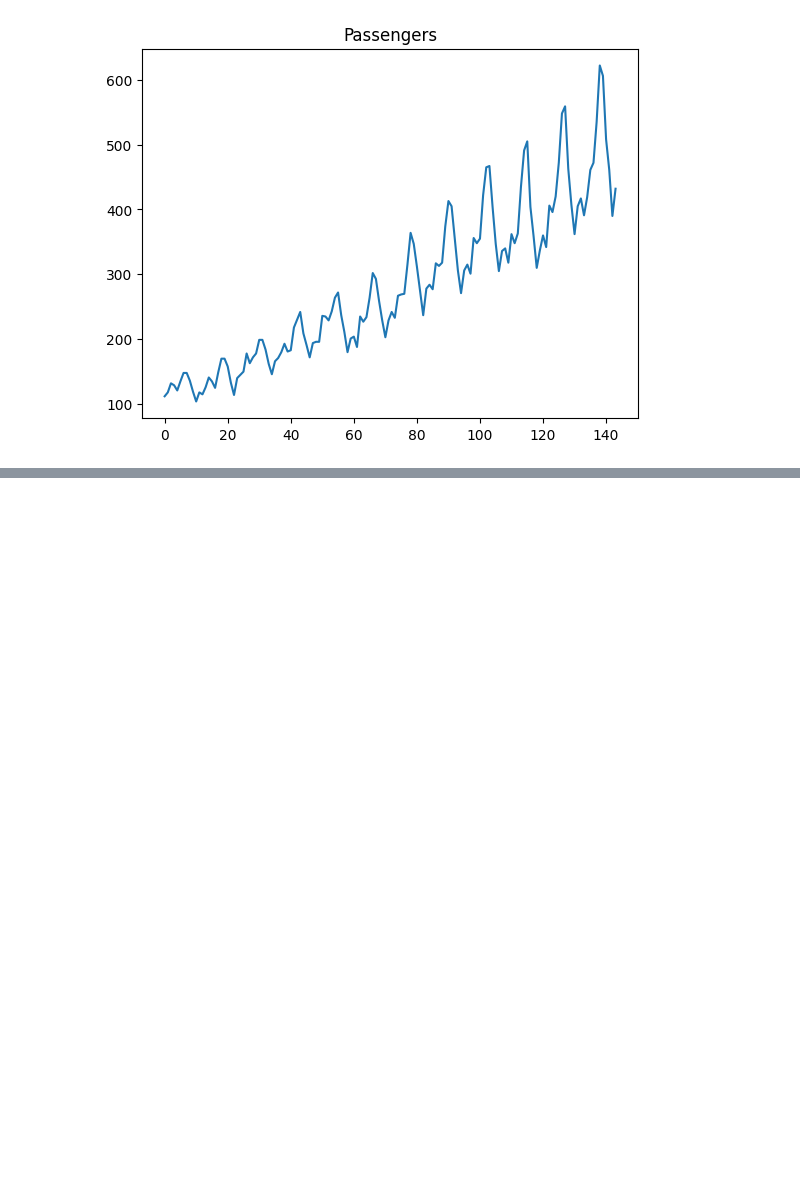
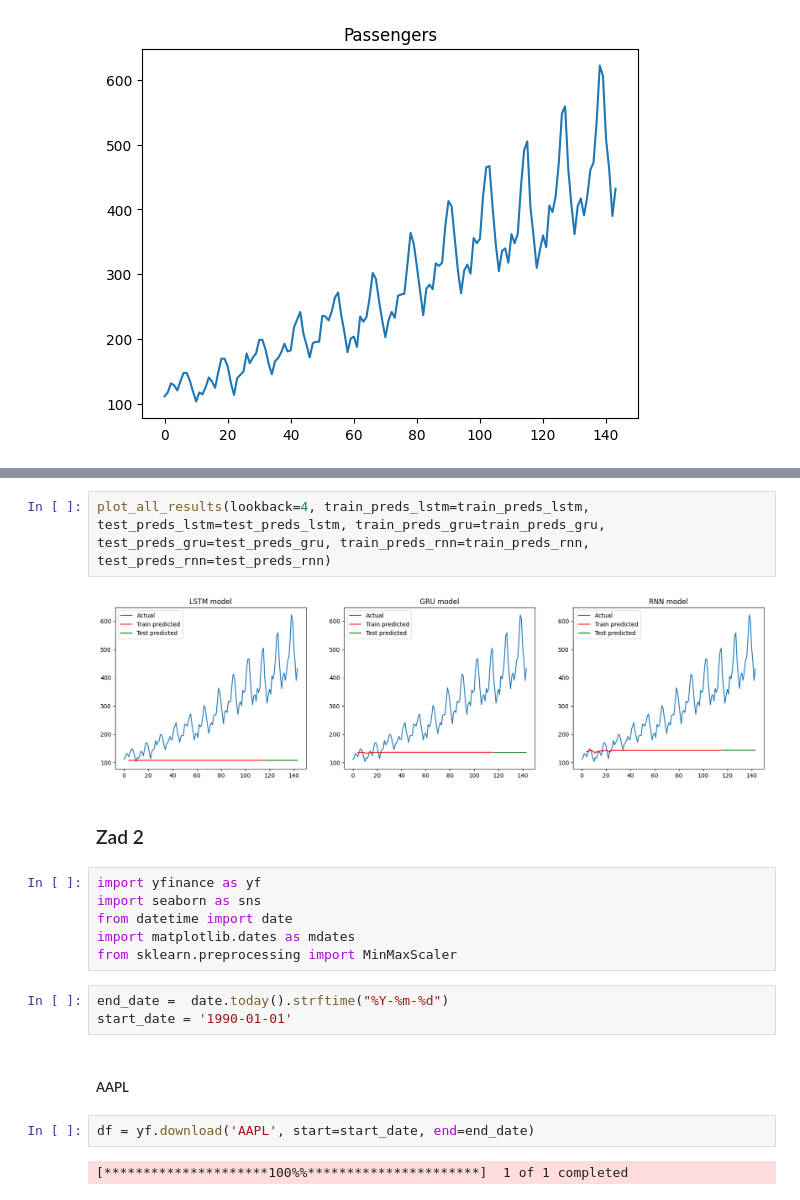
Before and after one commit to Ignatella/SEM-8-SSN, a Jupyter notebook: ssn-lab-04.ipynb, the cells around one changed output, grey strips where cells are left out. Saved outputs shown, nothing was run; the diff lists cells and outputs as text; blank space fills up the shorter version.

Commit message:
Add: finish task 1, add task 2.1 AAPL

```diff
--- a/ssn-lab-04.ipynb
+++ b/ssn-lab-04.ipynb
@@ -279,0 +446,21 @@ plot_model_results(df['Passengers'], train_preds)
+# %%
+plot_all_results(lookback=4, train_preds_lstm=train_preds_lstm, test_preds_lstm=test_preds_lstm, train_preds_gru=train_preds_gru, test_preds_gru=test_preds_gru, train_preds_rnn=train_preds_rnn, test_preds_rnn=test_preds_rnn)
+# %% [output]
+[figure, added]
+# %% [markdown]
+### Zad 2
+# %%
+import yfinance as yf
+import seaborn as sns
+from datetime import date
+import matplotlib.dates as mdates
+from sklearn.preprocessing import MinMaxScaler
+# %%
+end_date =  date.today().strftime("%Y-%m-%d")
+start_date = '1990-01-01'
+# %% [markdown]
+##### AAPL
+# %%
+df = yf.download('AAPL', start=start_date, end=end_date)
+# %% [output]
+[*********************100%%**********************]  1 of 1 completed
```
Also changed, not shown: parts of 47 cells of this notebook.
